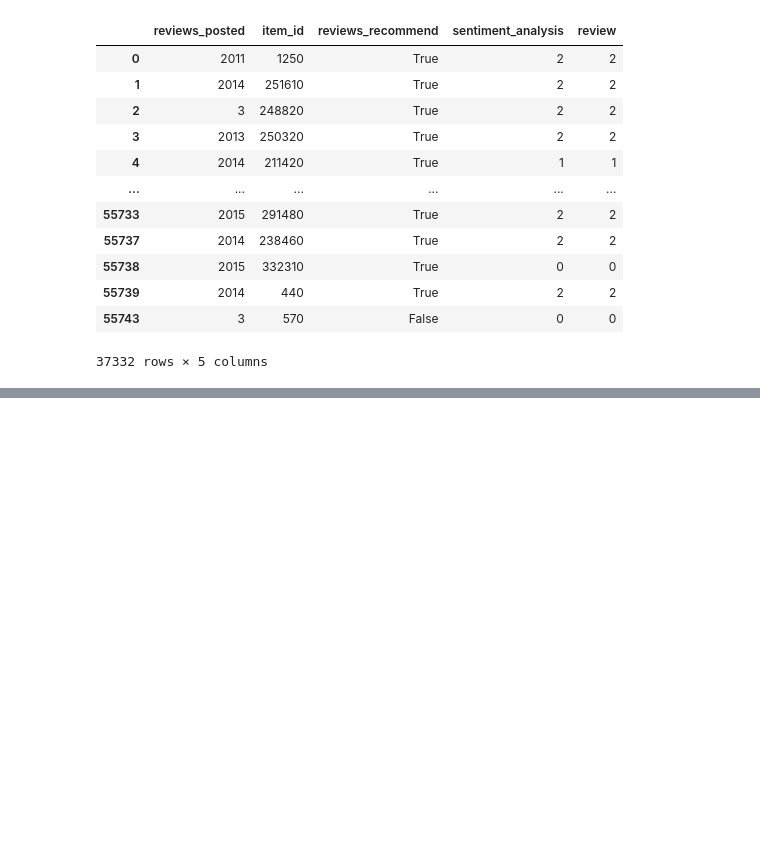
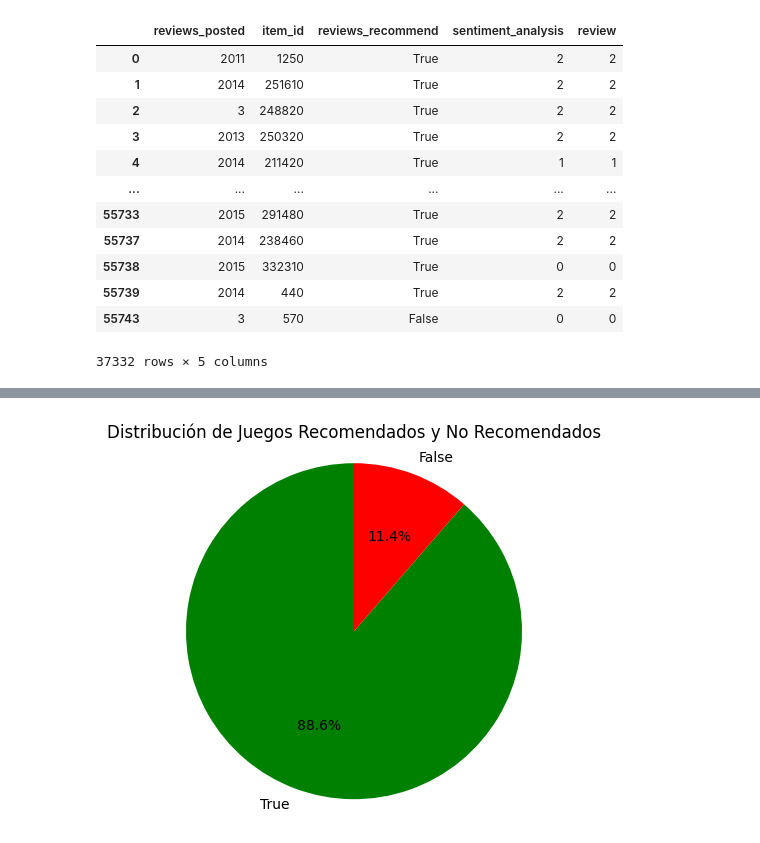
Before and after one commit to camillaneza/PI1_MLOps_Steam_Games, a Jupyter notebook: Jupyter/Feature_Engineering.ipynb, the cells around one changed output, grey strips where cells are left out. Cells and saved outputs as stored; diff of their text form; code cells hidden in the pictures; blank space fills up the shorter version.

```diff
--- a/Jupyter/Feature_Engineering.ipynb
+++ b/Jupyter/Feature_Engineering.ipynb
@@ -567,0 +702,9 @@ df_reviews2
+# %%
+conteo_recomendados = df_reviews2['reviews_recommend'].value_counts()
+plt.pie(conteo_recomendados, labels=conteo_recomendados.index, autopct='%1.1f%%', startangle=90, colors=['green', 'red'])
+plt.axis('equal')
+plt.title('Distribución de Juegos Recomendados y No Recomendados')
+
+plt.show()
+# %% [output]
+[figure, added]
```
Also changed, not shown: parts of 17 cells of this notebook, 1 other file.
